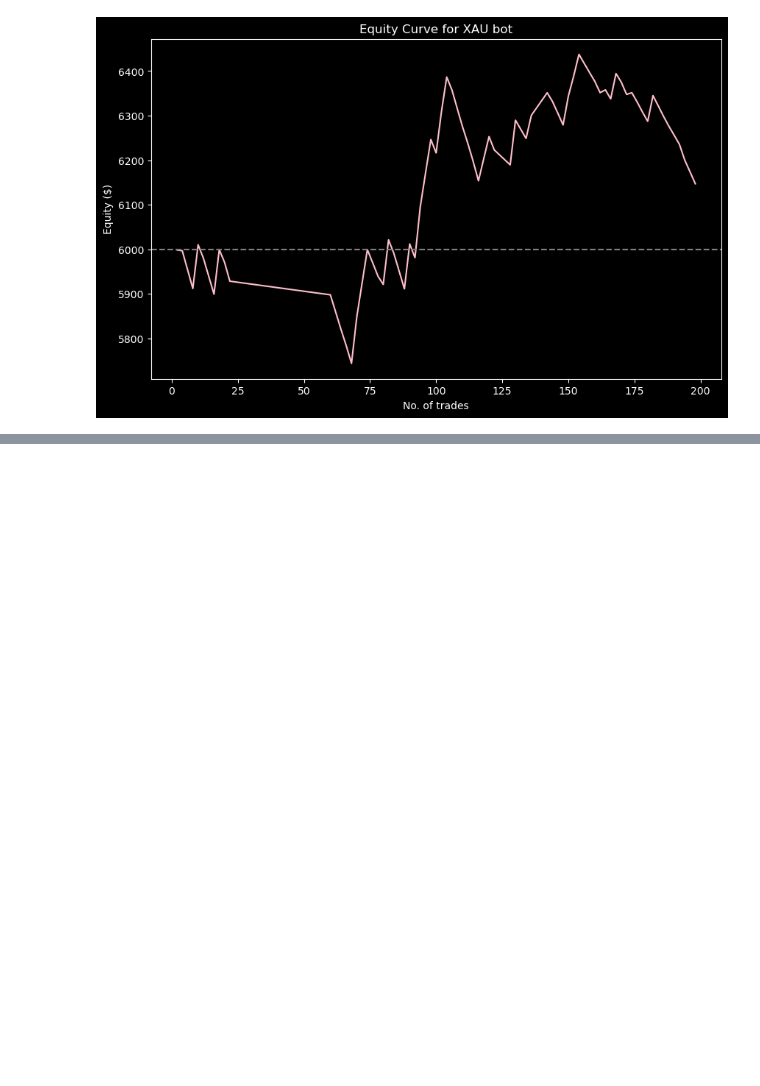
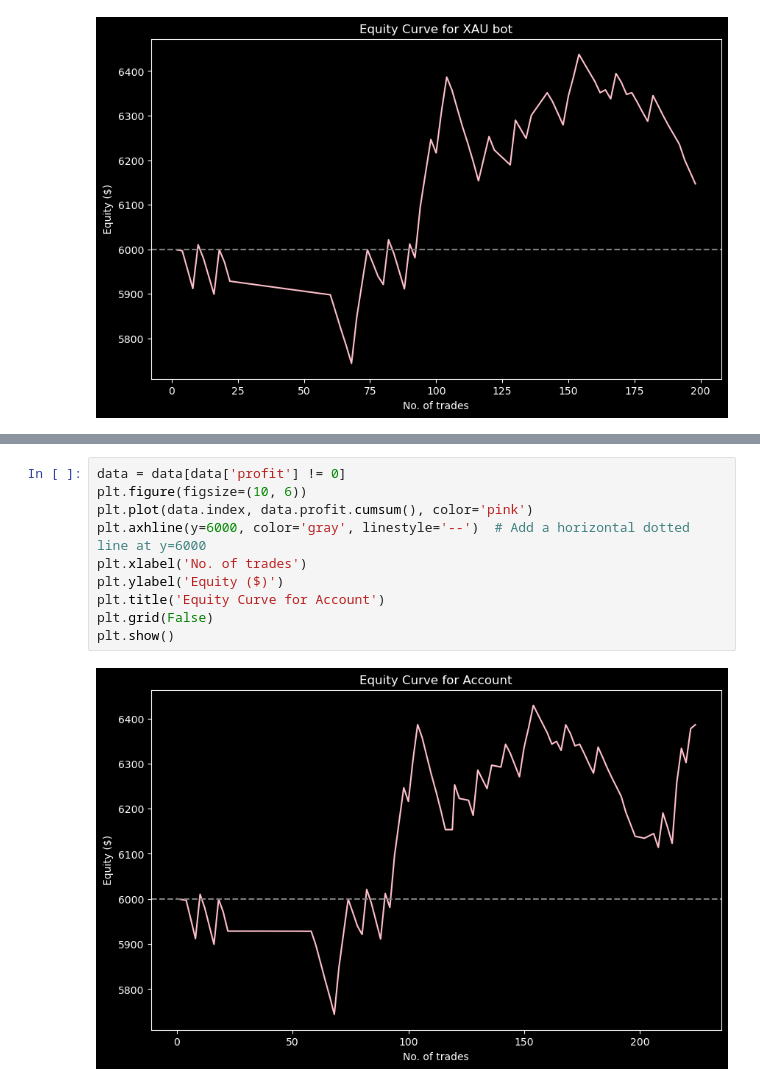
Before and after one commit to KhizarImran/AlgoTrading, a Jupyter notebook: Quant_Research/Account analysis/icmarkets_demo.ipynb, the cells around one changed output, grey strips where cells are left out. Cells and saved outputs as stored; diff of their text form; blank space fills up the shorter version.

```diff
--- a/Quant_Research/Account analysis/icmarkets_demo.ipynb
+++ b/Quant_Research/Account analysis/icmarkets_demo.ipynb
@@ -87,0 +88,12 @@ plt.show()
+# %%
+data = data[data['profit'] != 0]
+plt.figure(figsize=(10, 6))
+plt.plot(data.index, data.profit.cumsum(), color='pink')
+plt.axhline(y=6000, color='gray', linestyle='--')  # Add a horizontal dotted line at y=6000
+plt.xlabel('No. of trades')
+plt.ylabel('Equity ($)')
+plt.title('Equity Curve for Account')
+plt.grid(False)
+plt.show()
+# %% [output]
+[figure, added]
```
Also changed, not shown: parts of 2 cells of this notebook, 2 other files.
